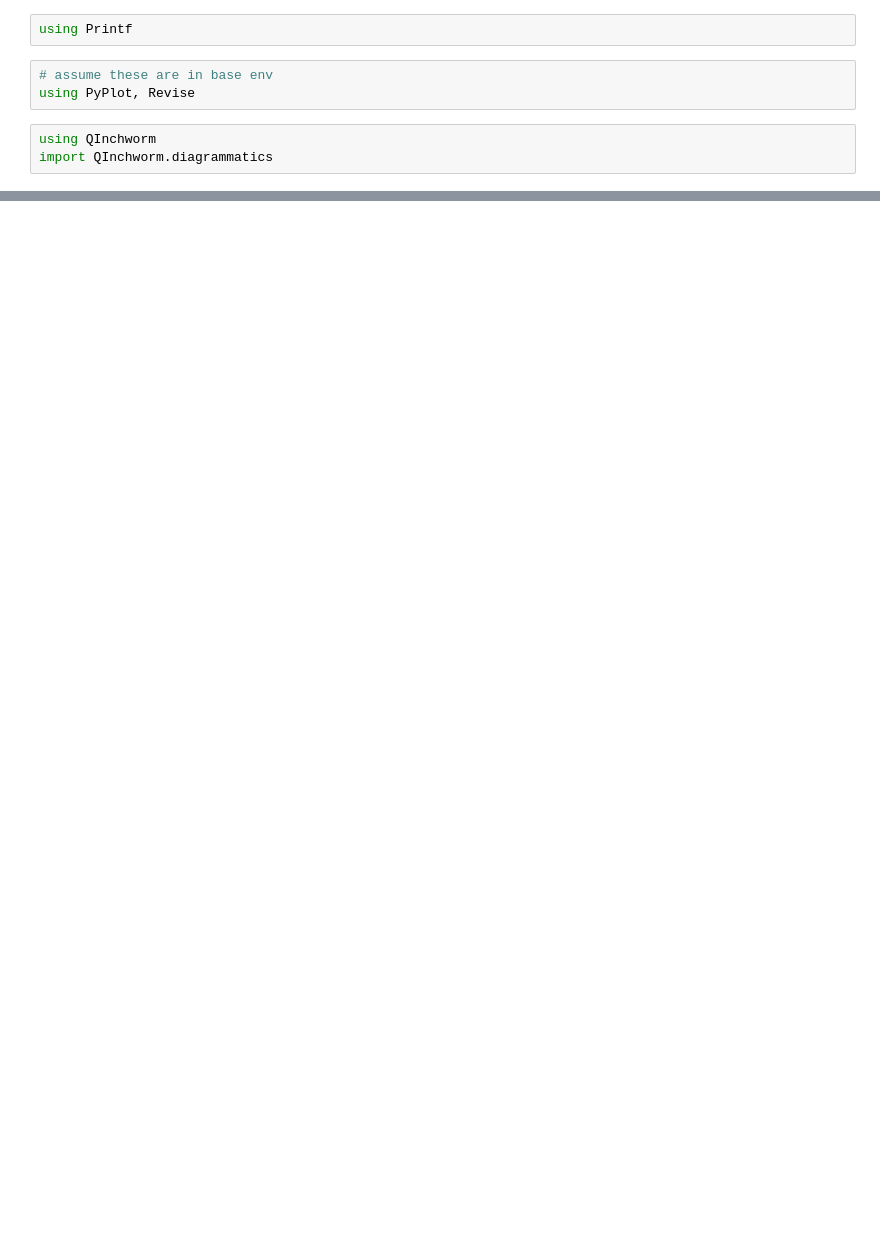
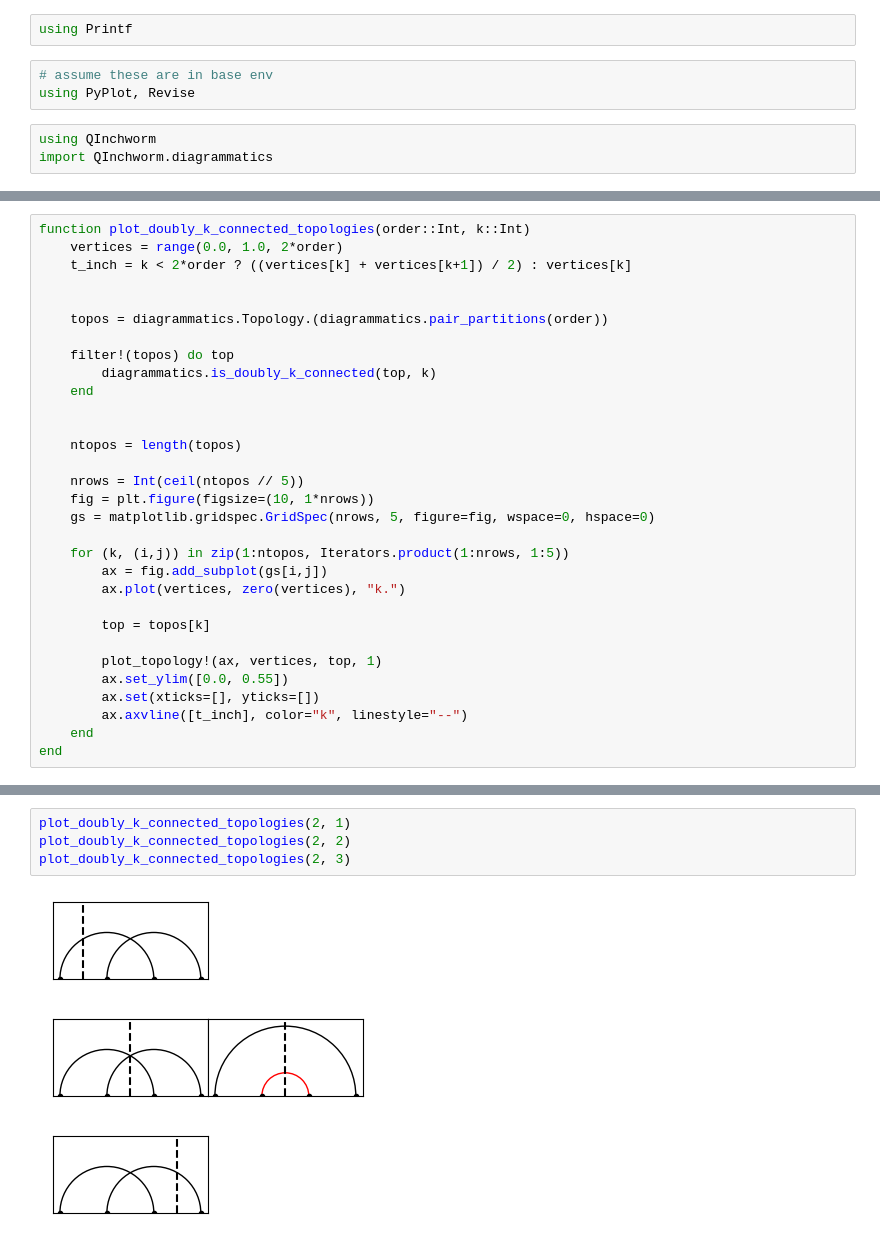
Before and after one commit to krivenko/QInchworm.jl, a Jupyter notebook: experiments/diagrammatics/diagrammatics.ipynb, the cells around one changed output, grey strips where cells are left out. Saved outputs shown, nothing was run; the diff lists cells and outputs as text; blank space fills up the shorter version.

```diff
--- a/experiments/diagrammatics/diagrammatics.ipynb
+++ b/experiments/diagrammatics/diagrammatics.ipynb
@@ -92,0 +100,31 @@ end
+# %%
+function plot_doubly_k_connected_topologies(order::Int, k::Int)
+    vertices = range(0.0, 1.0, 2*order)
+    t_inch = k < 2*order ? ((vertices[k] + vertices[k+1]) / 2) : vertices[k]
+
+
+    topos = diagrammatics.Topology.(diagrammatics.pair_partitions(order))
+
+    filter!(topos) do top
+        diagrammatics.is_doubly_k_connected(top, k)
+    end
+
+
+    ntopos = length(topos)
+
+    nrows = Int(ceil(ntopos // 5))
+    fig = plt.figure(figsize=(10, 1*nrows))
+    gs = matplotlib.gridspec.GridSpec(nrows, 5, figure=fig, wspace=0, hspace=0)
+
+    for (k, (i,j)) in zip(1:ntopos, Iterators.product(1:nrows, 1:5))
+        ax = fig.add_subplot(gs[i,j])
+        ax.plot(vertices, zero(vertices), "k.")
+
+        top = topos[k]
+
+        plot_topology!(ax, vertices, top, 1)
+        ax.set_ylim([0.0, 0.55])
+        ax.set(xticks=[], yticks=[])
+        ax.axvline([t_inch], color="k", linestyle="--")
+    end
+end
@@ -104,0 +163,8 @@ plot_k_connected_topologies(2, 1)
+# %%
+plot_doubly_k_connected_topologies(2, 1)
+plot_doubly_k_connected_topologies(2, 2)
+plot_doubly_k_connected_topologies(2, 3)
+# %% [output]
+[figure, added]
+[figure, added]
+[figure, added]
```
Also changed, not shown: parts of 18 cells of this notebook, 1 other file.
